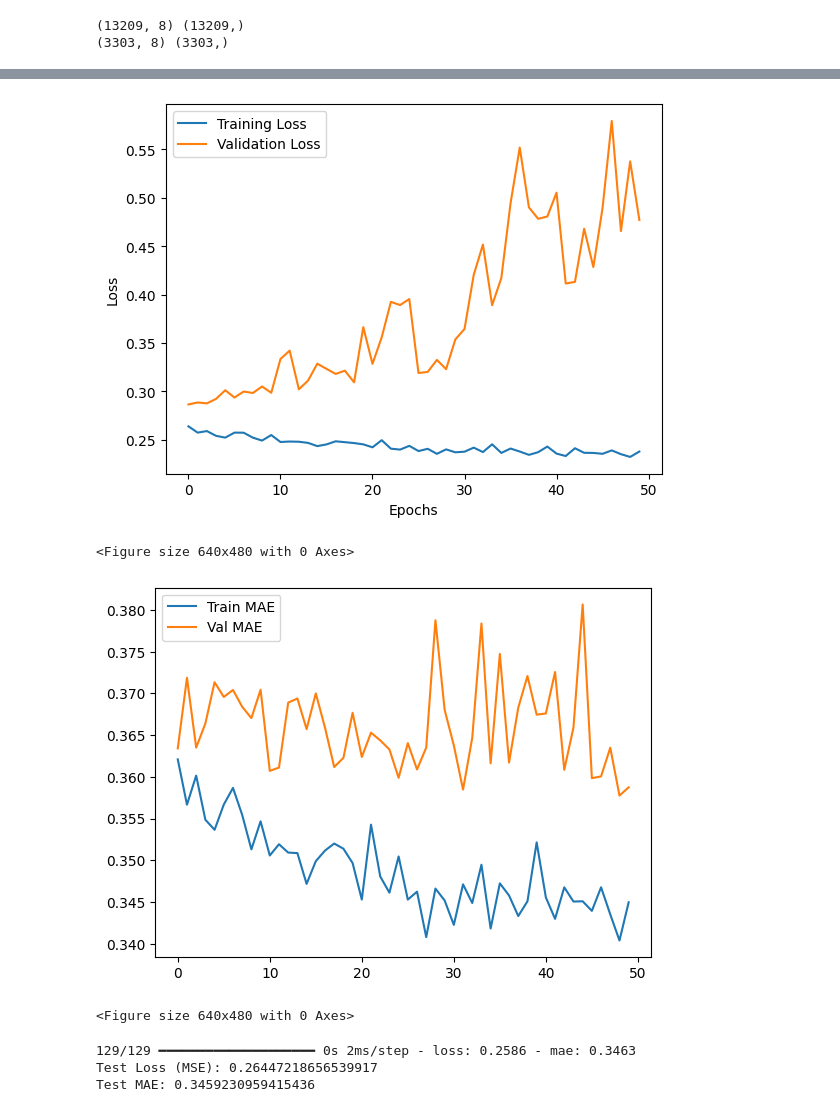
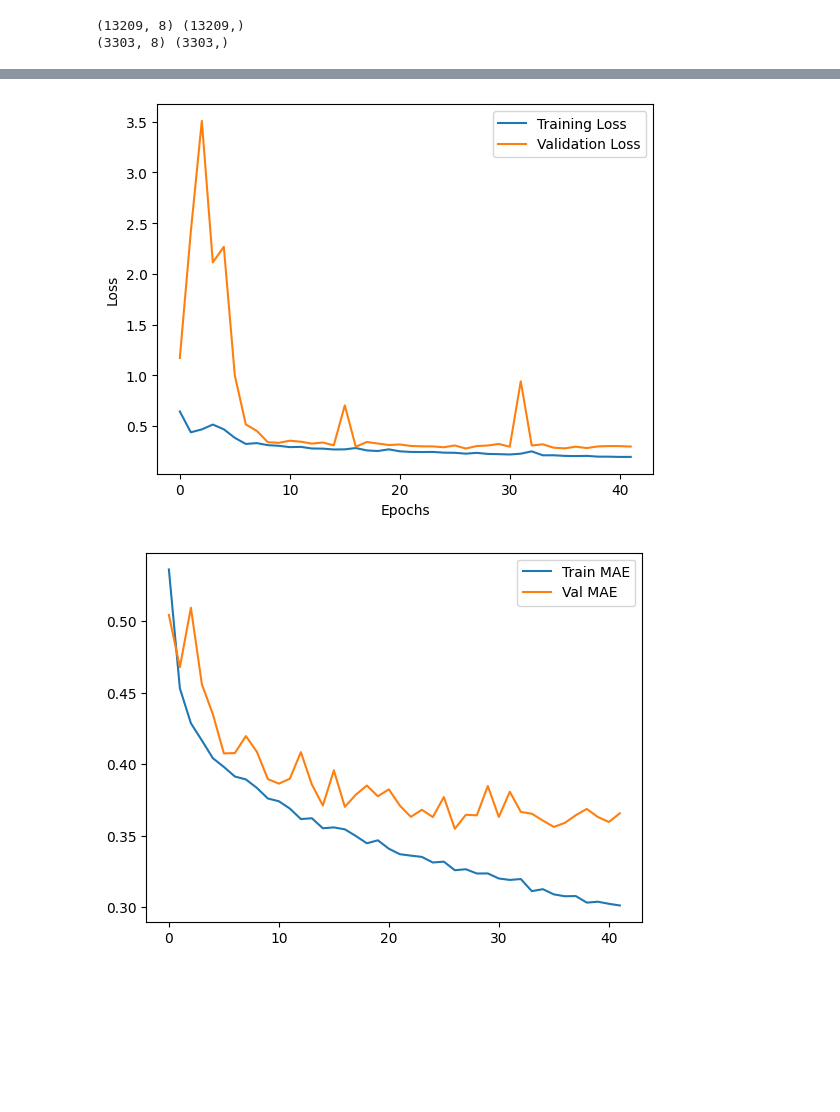
Before and after one commit to haider-sattar/Housing-price-prediction, a Jupyter notebook: main.ipynb, the cells around one changed output, grey strips where cells are left out. Drawn from its saved outputs; the diff is of its cells as text; code cells hidden in the pictures; blank space fills up the shorter version.

```diff
--- a/main.ipynb
+++ b/main.ipynb
@@ -69,6 +84,36 @@ model=tf.keras.Sequential([
 # %%
-optimizer=tf.keras.optimizers.Adam(learning_rate=0.001)
+from keras import metrics
 
-model.compile(loss='mean_squared_error', optimizer=optimizer, metrics=['mae'])
-history=model.fit(X_train, y_train, epochs=50, batch_size=64, validation_data=(X_valid, y_valid))
+# Adam optimizer
+
+optimizer = tf.keras.optimizers.Adam(learning_rate=0.001)
+
+# Compile model
+model.compile(
+    loss='mean_squared_error',
+    optimizer=optimizer,
+    metrics=[
+        'mae',                           # Mean Absolute Error
+        metrics.RootMeanSquaredError(),  # RMSE
+        'mse',                           # MSE
+    ],
+)
+
+# Early stopping callback
+early_stop = tf.keras.callbacks.EarlyStopping(
+    monitor='val_loss',
+    patience=15,               # stop if val_loss doesn't improve for 10 epochs
+    restore_best_weights=True  # revert to best model
+)
+
+
+
+history = model.fit(
+    X_train,
+    y_train,
+    epochs=70,
+    validation_data=(X_valid, y_valid),
+    batch_size=16,
+    callbacks=[early_stop]
+)
 # %% [output]
@@ -107,25 +141,12 @@ plt.xlabel('Epochs')
 plt.ylabel('Loss')
 plt.legend()
 plt.show()
-save_fig('loss')
 # %% [output]
-[figure, old version]
+[figure, new version]
-<Figure size 640x480 with 0 Axes>
 # %%
 plt.plot(history.history['mae'], label='Train MAE')
 plt.plot(history.history['val_mae'], label='Val MAE')
 plt.legend()
 plt.show()
-save_fig('mae')
 # %% [output]
-[figure, old version]
+[figure, new version]
-<Figure size 640x480 with 0 Axes>
-# %%
-test_loss, test_mae = model.evaluate(X_test_full, y_test_full, verbose=1)
-
-print("Test Loss (MSE):", test_loss)
-print("Test MAE:", test_mae)
-# %% [output]
-129/129 ━━━━━━━━━━━━━━━━━━━━ 0s 2ms/step - loss: 0.2586 - mae: 0.3463
-Test Loss (MSE): 0.26447218656539917
-Test MAE: 0.3459230959415436
```
Also changed, not shown: parts of 6 cells of this notebook.
